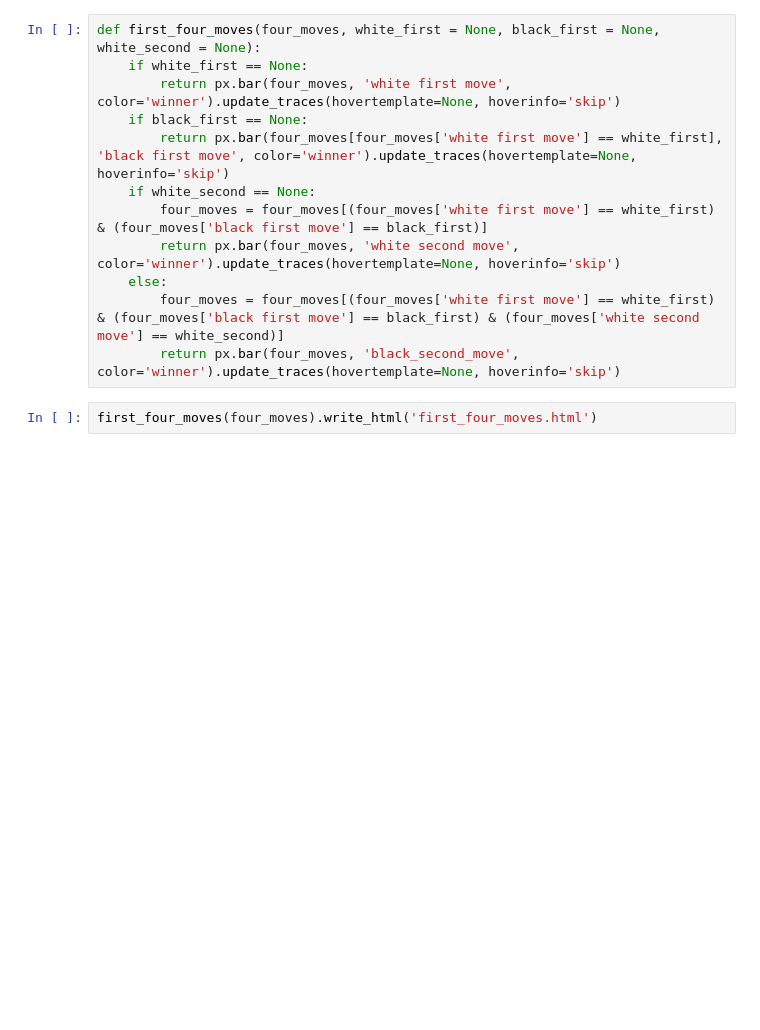
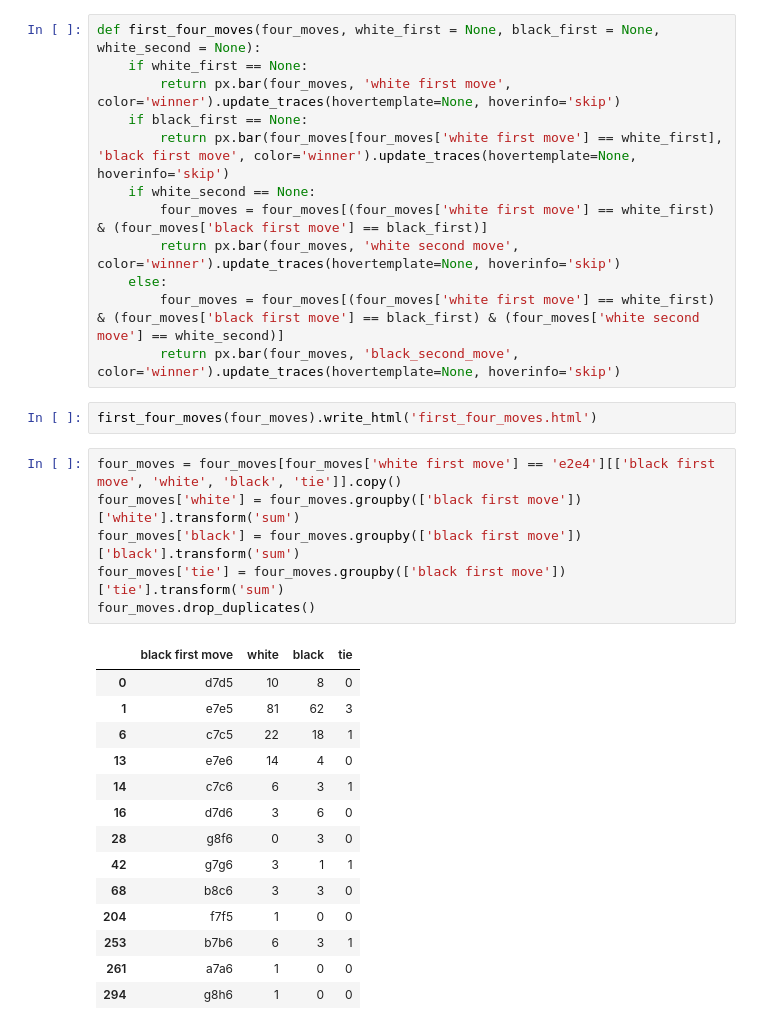
Before and after one commit to realjacoblinder/dsci521, a Jupyter notebook: Phase 2 - the begining.ipynb, the cells around one changed output. Saved outputs shown, nothing was run; the diff lists cells and outputs as text; blank space fills up the shorter version.

```diff
--- a/Phase 2 - the begining.ipynb
+++ b/Phase 2 - the begining.ipynb
@@ -440,3 +451,24 @@ def first_four_moves(four_moves, white_first = None, black_first = None, white_s
         return px.bar(four_moves, 'black_second_move', color='winner').update_traces(hovertemplate=None, hoverinfo='skip')
 # %%
 first_four_moves(four_moves).write_html('first_four_moves.html')
+# %%
+four_moves = four_moves[four_moves['white first move'] == 'e2e4'][['black first move', 'white', 'black', 'tie']].copy()
+four_moves['white'] = four_moves.groupby(['black first move'])['white'].transform('sum')
+four_moves['black'] = four_moves.groupby(['black first move'])['black'].transform('sum')
+four_moves['tie'] = four_moves.groupby(['black first move'])['tie'].transform('sum')
+four_moves.drop_duplicates()
+# %% [output]
+|  | black first move | white | black | tie |
+| 0 | d7d5 | 10 | 8 | 0 |
+| 1 | e7e5 | 81 | 62 | 3 |
+| 6 | c7c5 | 22 | 18 | 1 |
+| 13 | e7e6 | 14 | 4 | 0 |
+| 14 | c7c6 | 6 | 3 | 1 |
+| 16 | d7d6 | 3 | 6 | 0 |
+| 28 | g8f6 | 0 | 3 | 0 |
+| 42 | g7g6 | 3 | 1 | 1 |
+| 68 | b8c6 | 3 | 3 | 0 |
+| 204 | f7f5 | 1 | 0 | 0 |
+| 253 | b7b6 | 6 | 3 | 1 |
+| 261 | a7a6 | 1 | 0 | 0 |
+| 294 | g8h6 | 1 | 0 | 0 |
```
Also changed, not shown: parts of 3 cells of this notebook, 9 other files.
